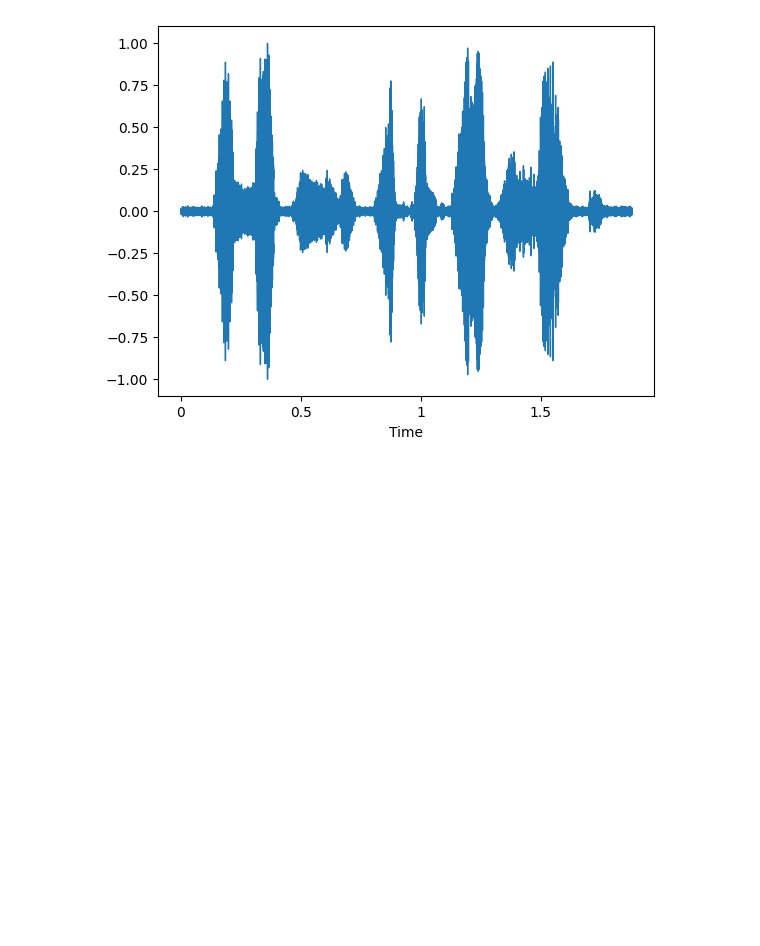
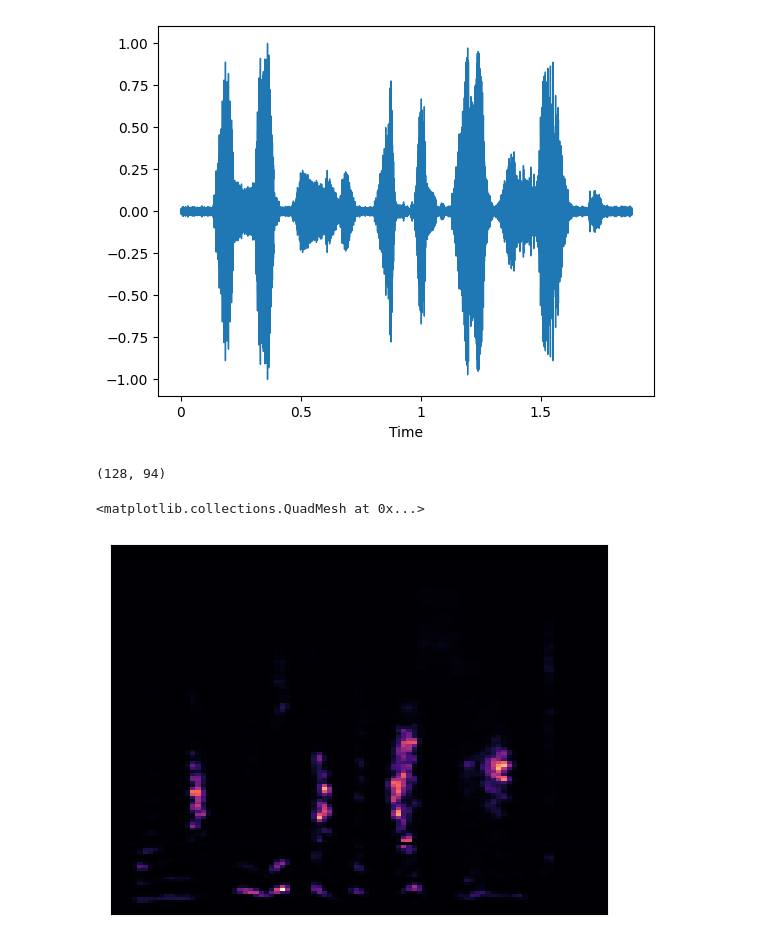
Before and after one commit to Xiang-M-J/speech-emotion-recognition-using-four-models, a Jupyter notebook: preprocess/data_augment.ipynb, the cells around one changed output. Saved outputs shown, nothing was run; the diff lists cells and outputs as text; code cells hidden in the pictures; blank space fills up the shorter version.

```diff
--- a/preprocess/data_augment.ipynb
+++ b/preprocess/data_augment.ipynb
@@ -85,3 +85,19 @@ librosa.display.waveshow(data, sr)
 plt.show()
 # %% [output]
 [figure]
+# %%
+import librosa
+import librosa.display
+from spec_augment import specaug
+import torch
+wav_file = "EmoDB/anger/10a01Wa.wav"
+data, sr = librosa.load(wav_file)
+spec = librosa.feature.melspectrogram(y=data, sr=sr, n_mels=128)
+# librosa.display.specshow(spec)
+print(spec.shape)
+spec_a = specaug(torch.from_numpy(spec), 5, 10, 100)
+librosa.display.specshow(spec_a.numpy())
+# %% [output]
+(128, 94)
+<matplotlib.collections.QuadMesh at 0x...>
+[figure, added]
```
Also changed, not shown: parts of 1 cell of this notebook, 5 other files.
